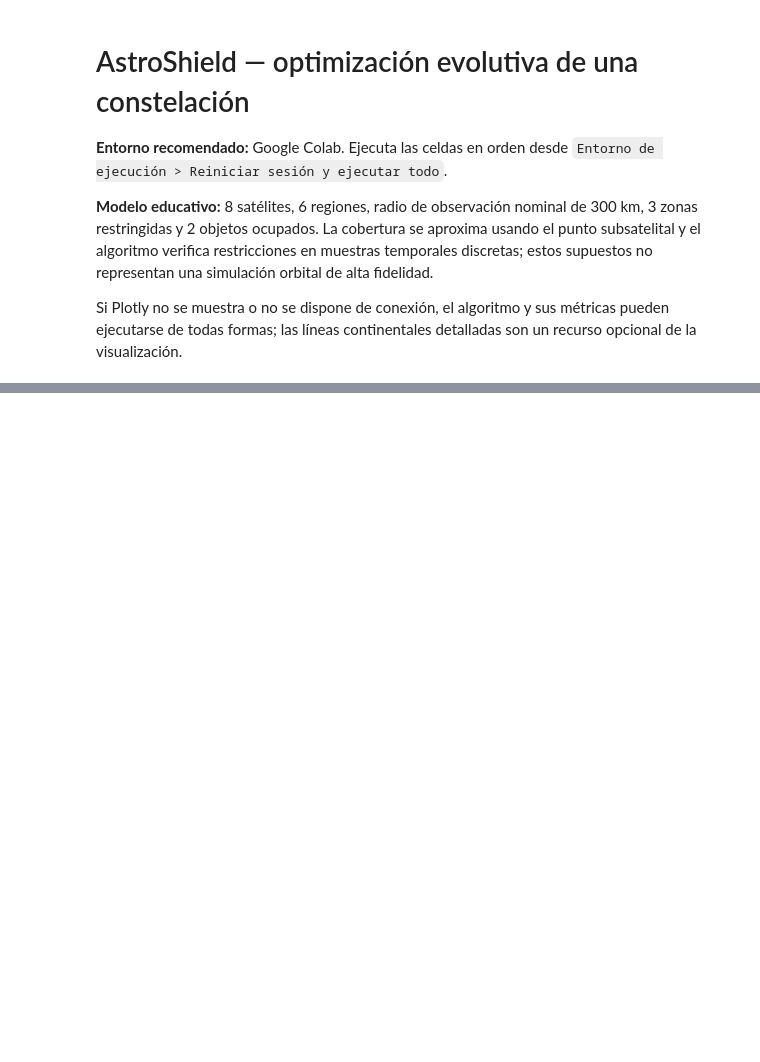
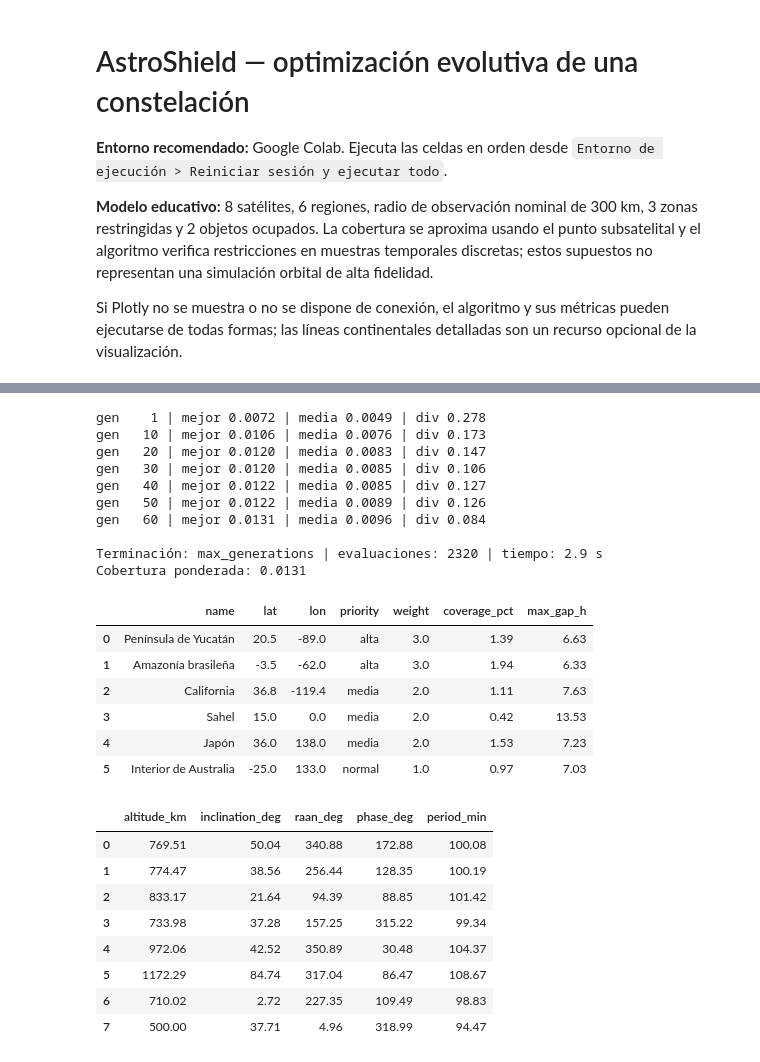
Before and after one commit to AngelaRKE/AstroShield, a Jupyter notebook: AstroShield.ipynb, the cells around one changed output, grey strips where cells are left out. Cells and saved outputs as stored; diff of their text form; code cells hidden in the pictures; blank space fills up the shorter version.

```diff
--- a/AstroShield.ipynb
+++ b/AstroShield.ipynb
@@ -348,0 +477,36 @@ def combined_spatial_validator(genome: np.ndarray, cfg: Config) -> float:
+# %%
+# ============ CELDA 4: ejecución ============
+cfg = Config(generations=60, pop_size=40, seed=42, dt_s=120.0)   # <- parámetros configurables
+result = run_evolution(cfg)
+
+print(f"\nTerminación: {result.termination_reason} | evaluaciones: {result.n_evals} | tiempo: {result.runtime_s:.1f} s")
+print(f"Cobertura ponderada: {result.metrics['weighted_coverage']:.4f}")
+display(pd.DataFrame(result.metrics["regions"]).round(2))
+display(pd.DataFrame(result.metrics["satellites"]).round(2))
+# %% [output]
+gen    1 | mejor 0.0072 | media 0.0049 | div 0.278
+gen   10 | mejor 0.0106 | media 0.0076 | div 0.173
+gen   20 | mejor 0.0120 | media 0.0083 | div 0.147
+gen   30 | mejor 0.0120 | media 0.0085 | div 0.106
+gen   40 | mejor 0.0122 | media 0.0085 | div 0.127
+gen   50 | mejor 0.0122 | media 0.0089 | div 0.126
+gen   60 | mejor 0.0131 | media 0.0096 | div 0.084
+
+Terminación: max_generations | evaluaciones: 2320 | tiempo: 2.9 s
+Cobertura ponderada: 0.0131
+|  | name | lat | lon | priority | weight | coverage_pct | max_gap_h |
+| 0 | Península de Yucatán | 20.5 | -89.0 | alta | 3.0 | 1.39 | 6.63 |
+| 1 | Amazonía brasileña | -3.5 | -62.0 | alta | 3.0 | 1.94 | 6.33 |
+| 2 | California | 36.8 | -119.4 | media | 2.0 | 1.11 | 7.63 |
+| 3 | Sahel | 15.0 | 0.0 | media | 2.0 | 0.42 | 13.53 |
+| 4 | Japón | 36.0 | 138.0 | media | 2.0 | 1.53 | 7.23 |
+| 5 | Interior de Australia | -25.0 | 133.0 | normal | 1.0 | 0.97 | 7.03 |
+|  | altitude_km | inclination_deg | raan_deg | phase_deg | period_min |
+| 0 | 769.51 | 50.04 | 340.88 | 172.88 | 100.08 |
+| 1 | 774.47 | 38.56 | 256.44 | 128.35 | 100.19 |
+| 2 | 833.17 | 21.64 | 94.39 | 88.85 | 101.42 |
+| 3 | 733.98 | 37.28 | 157.25 | 315.22 | 99.34 |
+| 4 | 972.06 | 42.52 | 350.89 | 30.48 | 104.37 |
+| 5 | 1172.29 | 84.74 | 317.04 | 86.47 | 108.67 |
+| 6 | 710.02 | 2.72 | 227.35 | 109.49 | 98.83 |
+| 7 | 500.00 | 37.71 | 4.96 | 318.99 | 94.47 |
```
Also changed, not shown: parts of 5 cells of this notebook.
